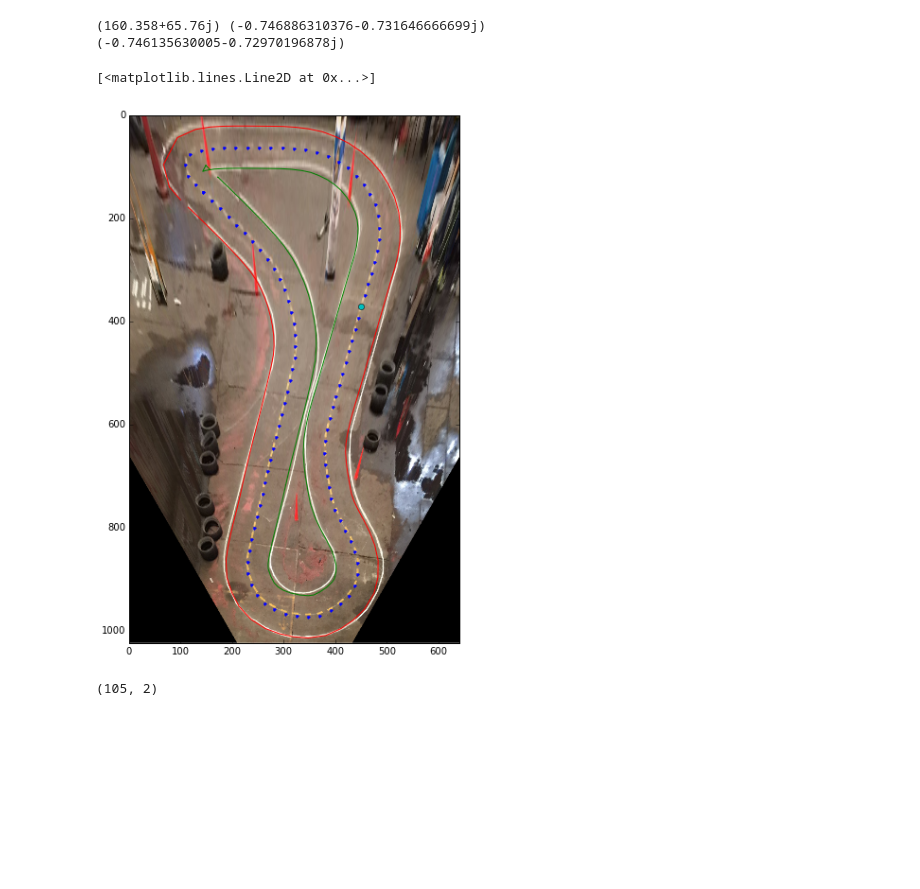
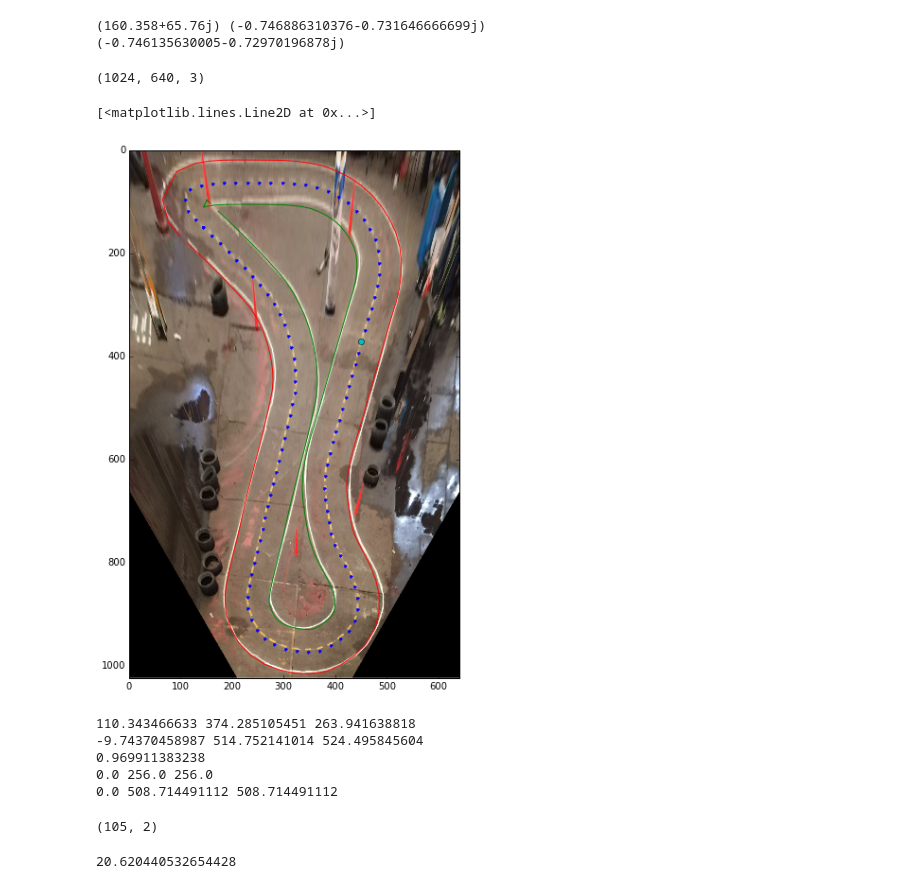
Before and after one commit to a1k0n/autorustler, a Jupyter notebook: diyrobocars/curvilinear.ipynb, the cells around one changed output. Cells and saved outputs as stored; diff of their text form; code cells hidden in the pictures; blank space fills up the shorter version.

```diff
--- a/diyrobocars/curvilinear.ipynb
+++ b/diyrobocars/curvilinear.ipynb
@@ -67,15 +68,18 @@ pts = np.array(pts)
 # %%
 plt.xlim(0, trackimg.shape[1])
 plt.ylim(trackimg.shape[0], 0)
+
+print trackimg.shape
 
 x = 2.05*pts[:, 0] - 200
 dx = 2.05j*pts[:, 1]
 
 plt.imshow(trackimg)
 plt.plot(np.real(x), np.imag(x), '.')
-plt.plot(np.real(x + 20*dx), np.imag(x + 20*dx))
-plt.plot(np.real(x - 20*dx), np.imag(x - 20*dx))
+plt.plot(np.real(x + 21*dx), np.imag(x + 21*dx))
+plt.plot(np.real(x - 21*dx), np.imag(x - 21*dx))
 plt.plot(np.real(x[30]), np.imag(x[30]), 'o')
 # %% [output]
-[<matplotlib.lines.Line2D at 0x...>]
+(1024, 640, 3)
+[<matplotlib.lines.Line2D at 0x...>]
-[figure, old version]
+[figure, new version]
@@ -85 +86,20 @@ cpts[:, 0] -= np.mean(pts[:, 0])
+# %%
+cpts = np.copy(pts)
+xmin, xmax = np.min(np.real(cpts[:, 0])) - 40, np.max(np.real(cpts[:, 0])) + 40
+ymin, ymax = np.min(np.imag(cpts[:, 0])) - 40, np.max(np.imag(cpts[:, 0])) + 40
+print xmin, xmax, xmax-xmin
+print ymin, ymax, ymax-ymin
+scale = 256.0 / (xmax-xmin)
+cpts[:, 0] = (cpts[:, 0] - xmin - 1j*ymin)*scale
+print scale
+xmin, xmax = np.min(np.real(cpts[:, 0])) - 40*scale, np.max(np.real(cpts[:, 0])) + 40*scale
+ymin, ymax = np.min(np.imag(cpts[:, 0])) - 40*scale, np.max(np.imag(cpts[:, 0])) + 40*scale
+print xmin, xmax, xmax-xmin
+print ymin, ymax, ymax-ymin
+# %% [output]
+110.343466633 374.285105451 263.941638818
+-9.74370458987 514.752141014 524.495845604
+0.969911383238
+0.0 256.0 256.0
+0.0 508.714491112 508.714491112
 # %%
@@ -89,3 +109,7 @@ open("trackdata.f32", "wb").write(np.getbuffer(trackdata.astype(np.float32)))
 cpts.shape
 # %% [output]
 (105, 2)
+# %%
+20 / scale
+# %% [output]
+20.620440532654428
```
Also changed, not shown: parts of 5 cells of this notebook, 5 other files.
